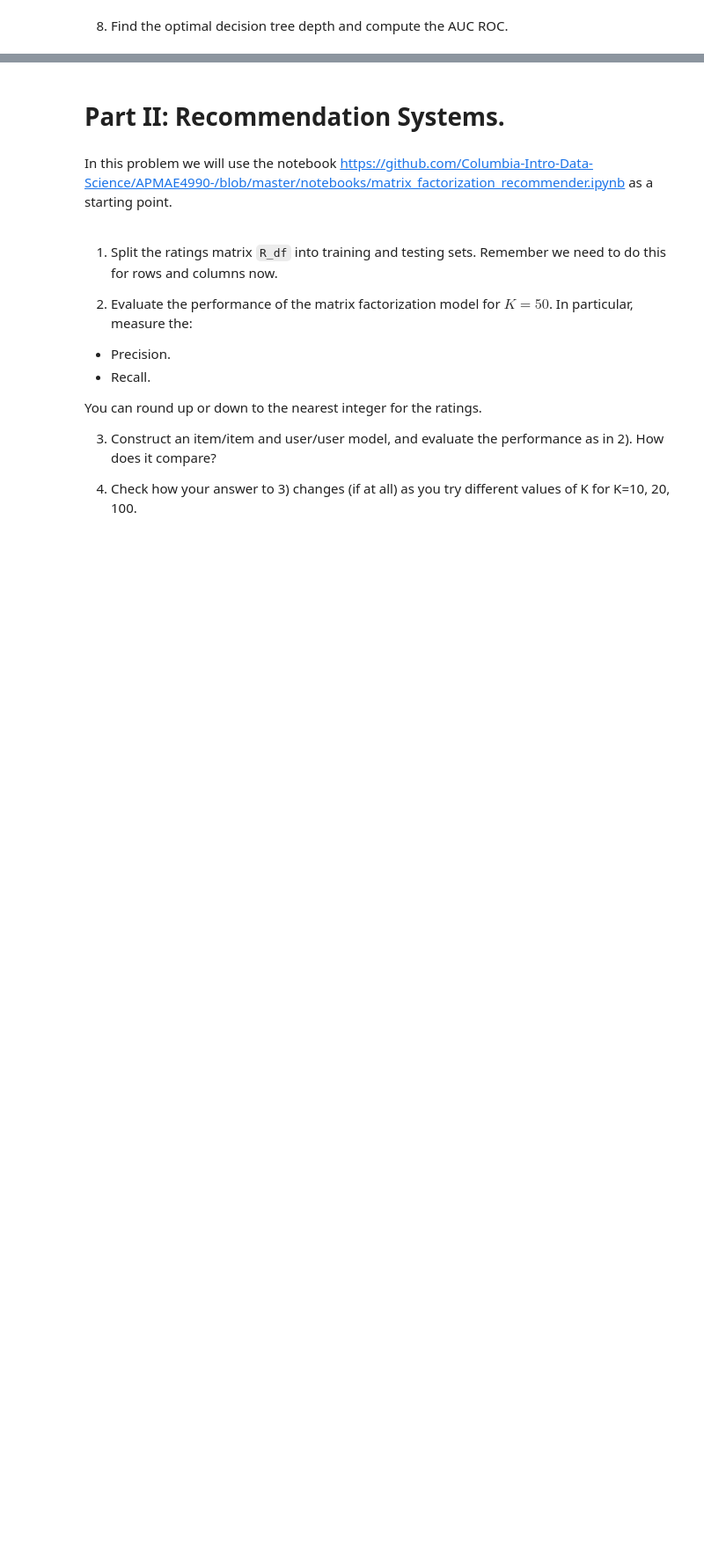
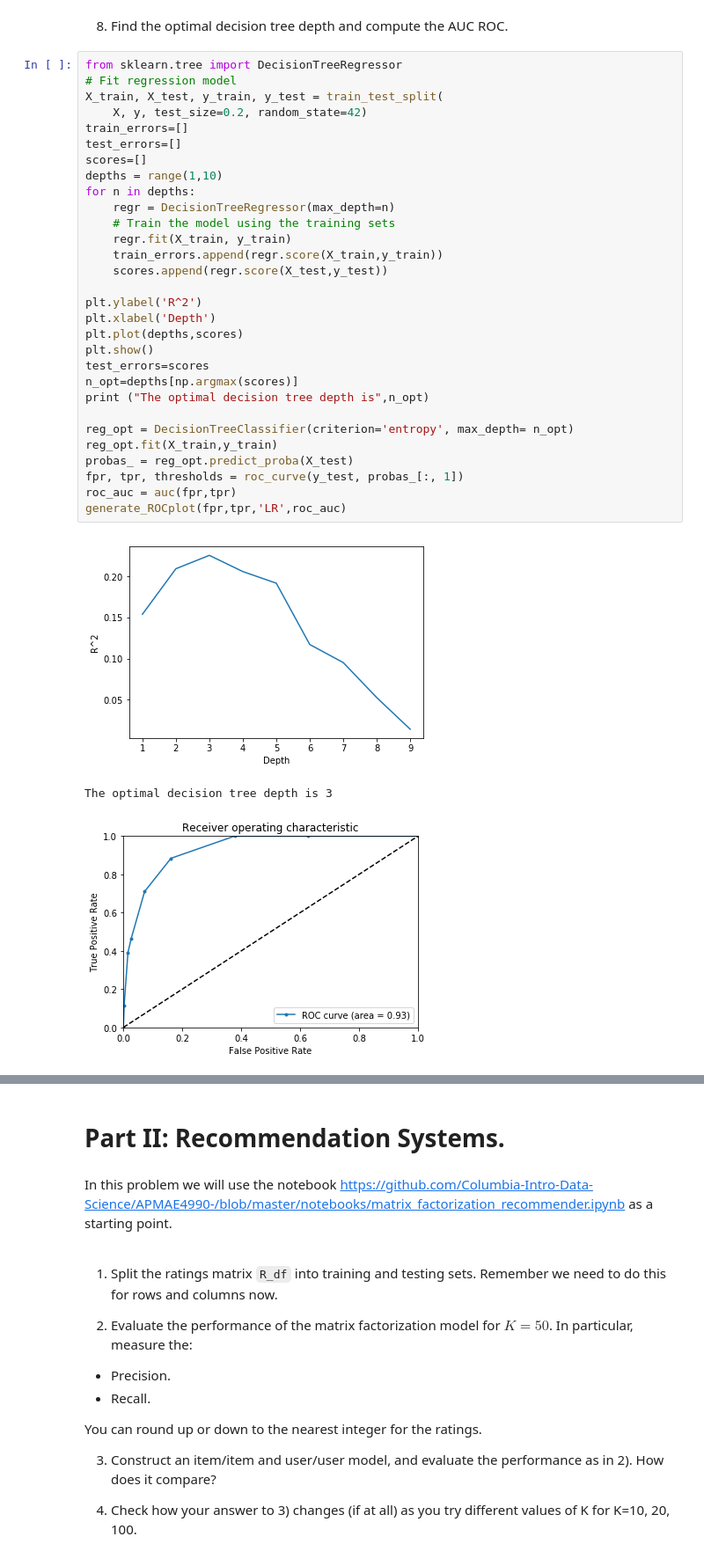
Before and after one commit to Columbia-Intro-Data-Science/python-introduction-sarahyu1, a Jupyter notebook: Homework 3 - Classification.ipynb, the cells around one changed output, grey strips where cells are left out. Shown at 88% size. Saved outputs shown, nothing was run; the diff lists cells and outputs as text; blank space fills up the shorter version.

```diff
--- a/Homework 3 - Classification.ipynb
+++ b/Homework 3 - Classification.ipynb
@@ -310,2 +338,36 @@ ModuleNotFoundError: No module named 'graphviz'
 # %% [markdown]
 8) Find the optimal decision tree depth and compute the AUC ROC.
+# %%
+from sklearn.tree import DecisionTreeRegressor
+# Fit regression model
+X_train, X_test, y_train, y_test = train_test_split(
+    X, y, test_size=0.2, random_state=42)
+train_errors=[]
+test_errors=[]
+scores=[]
+depths = range(1,10)
+for n in depths:
+    regr = DecisionTreeRegressor(max_depth=n)
+    # Train the model using the training sets
+    regr.fit(X_train, y_train)
+    train_errors.append(regr.score(X_train,y_train))
+    scores.append(regr.score(X_test,y_test))
+
+plt.ylabel('R^2')
+plt.xlabel('Depth')
+plt.plot(depths,scores)
+plt.show()
+test_errors=scores
+n_opt=depths[np.argmax(scores)]
+print ("The optimal decision tree depth is",n_opt)
+
+reg_opt = DecisionTreeClassifier(criterion='entropy', max_depth= n_opt)
+reg_opt.fit(X_train,y_train)
+probas_ = reg_opt.predict_proba(X_test)
+fpr, tpr, thresholds = roc_curve(y_test, probas_[:, 1])
+roc_auc = auc(fpr,tpr)
+generate_ROCplot(fpr,tpr,'LR',roc_auc)
+# %% [output]
+[figure, added]
+The optimal decision tree depth is 3
+[figure, added]
```
Also changed, not shown: parts of 12 cells of this notebook.
